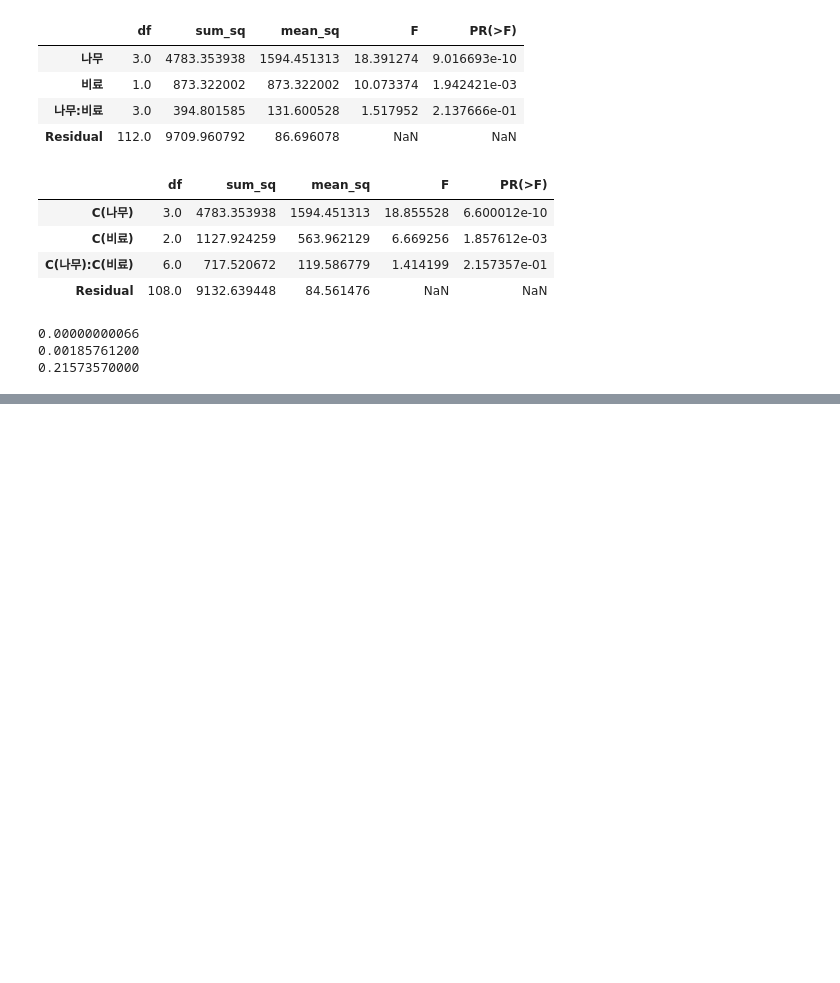
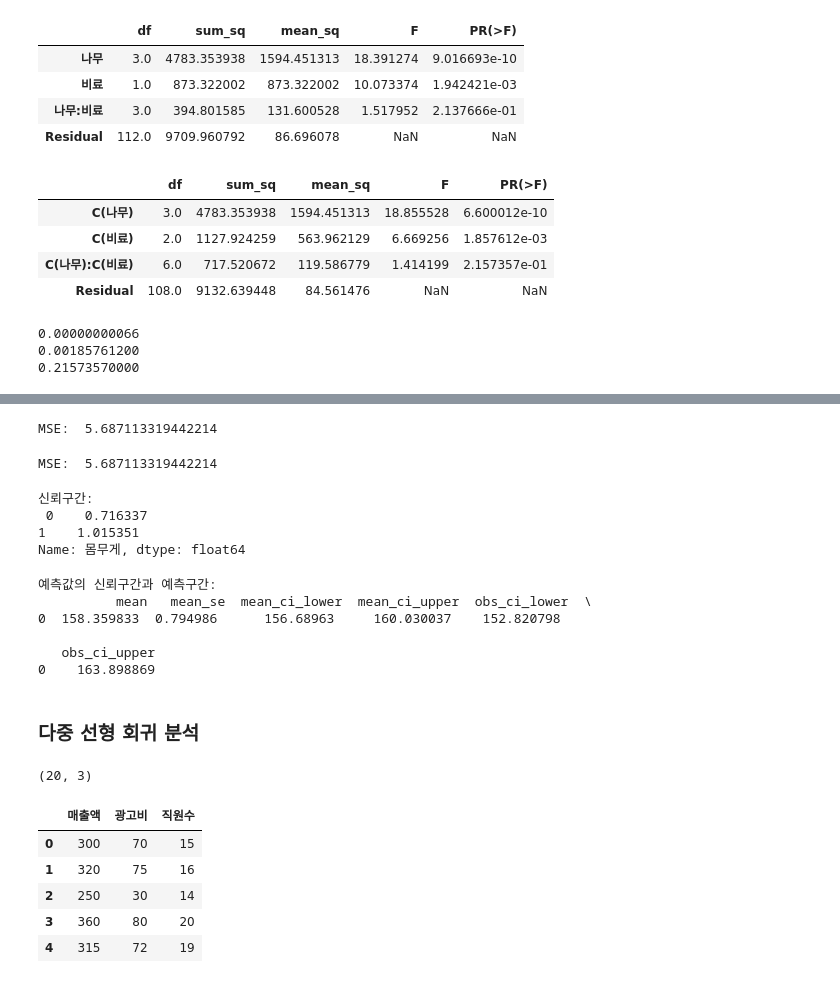
Before and after one commit to va4756/algio_sklearn, a Jupyter notebook: bigdata_sinagong_part3.ipynb, the cells around one changed output, grey strips where cells are left out. Drawn from its saved outputs; the diff is of its cells as text; code cells hidden in the pictures; blank space fills up the shorter version.

```diff
--- a/bigdata_sinagong_part3.ipynb
+++ b/bigdata_sinagong_part3.ipynb
@@ -332,0 +615,55 @@ print(format(2.157357e-01, '.11f'))
+# %%
+df['잔차'] = df['키'] - model.predict(df)
+MSE = (df['잔차']**2).mean()
+print('MSE: ', MSE)
+# %% [output]
+MSE:  5.687113319442214
+# %%
+from sklearn.metrics import mean_squared_error
+pred = model.predict(df['몸무게'])
+mse = mean_squared_error(df['키'], pred)
+print('MSE: ', mse)
+# %% [output]
+MSE:  5.687113319442214
+# %%
+print('신뢰구간:\n', model.conf_int(alpha=0.05).loc['몸무게'])
+# %% [output]
+신뢰구간:
+ 0    0.716337
+1    1.015351
+Name: 몸무게, dtype: float64
+# %%
+new_data = pd.DataFrame({'몸무게': [50]})
+pred = model.get_prediction(new_data)
+result = pred.summary_frame(alpha=0.05)
+print('예측값의 신뢰구간과 예측구간:\n', result)
+# %% [output]
+예측값의 신뢰구간과 예측구간:
+          mean   mean_se  mean_ci_lower  mean_ci_upper  obs_ci_lower  \
+0  158.359833  0.794986      156.68963     160.030037    152.820798
+
+   obs_ci_upper
+0    163.898869
+# %% [markdown]
+### 다중 선형 회귀 분석
+# %%
+import pandas as pd
+data = {
+    '매출액': [300, 320, 250, 360, 315, 328, 310, 335, 326, 280,
+            290, 300, 315, 328, 310, 335, 300, 400, 500, 600],
+    '광고비': [70, 75, 30, 80, 72, 77, 70, 82, 70, 80,
+            68, 90, 72, 77, 70, 82, 40, 20, 75, 80],
+    '직원수': [15, 16, 14, 20, 19, 17, 16, 19, 15, 20,
+            14, 5, 16, 17, 16, 14, 30, 40, 10, 50]
+    }
+df = pd.DataFrame(data)
+print(df.shape)
+df.head()
+# %% [output]
+(20, 3)
+|  | 매출액 | 광고비 | 직원수 |
+| 0 | 300 | 70 | 15 |
+| 1 | 320 | 75 | 16 |
+| 2 | 250 | 30 | 14 |
+| 3 | 360 | 80 | 20 |
+| 4 | 315 | 72 | 19 |
```
Also changed, not shown: parts of 37 cells of this notebook.
